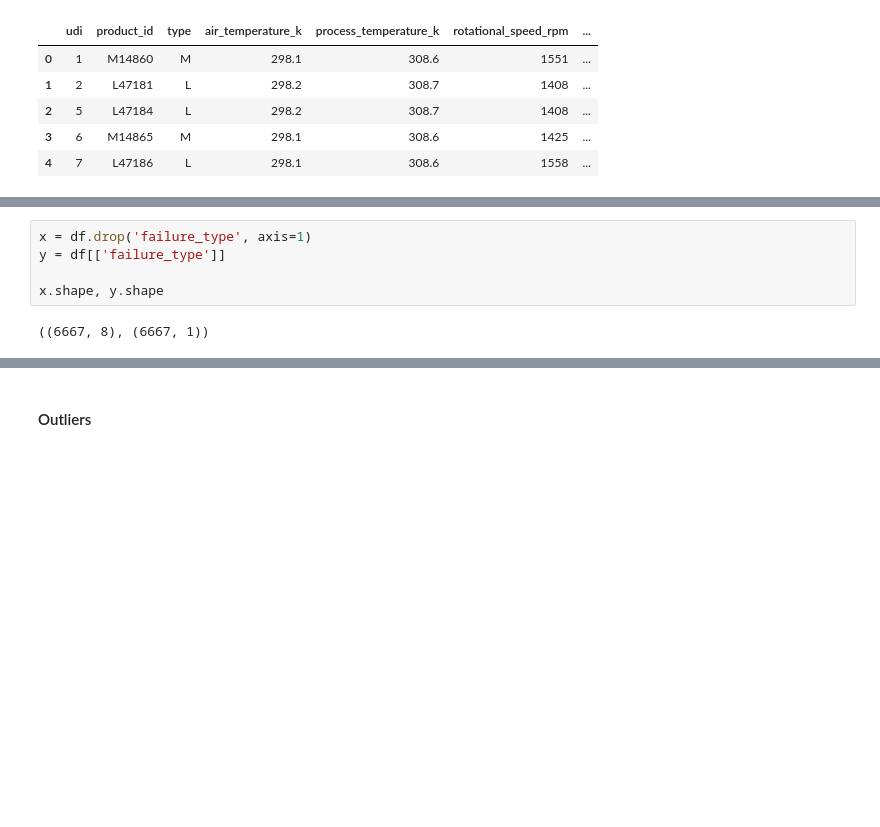
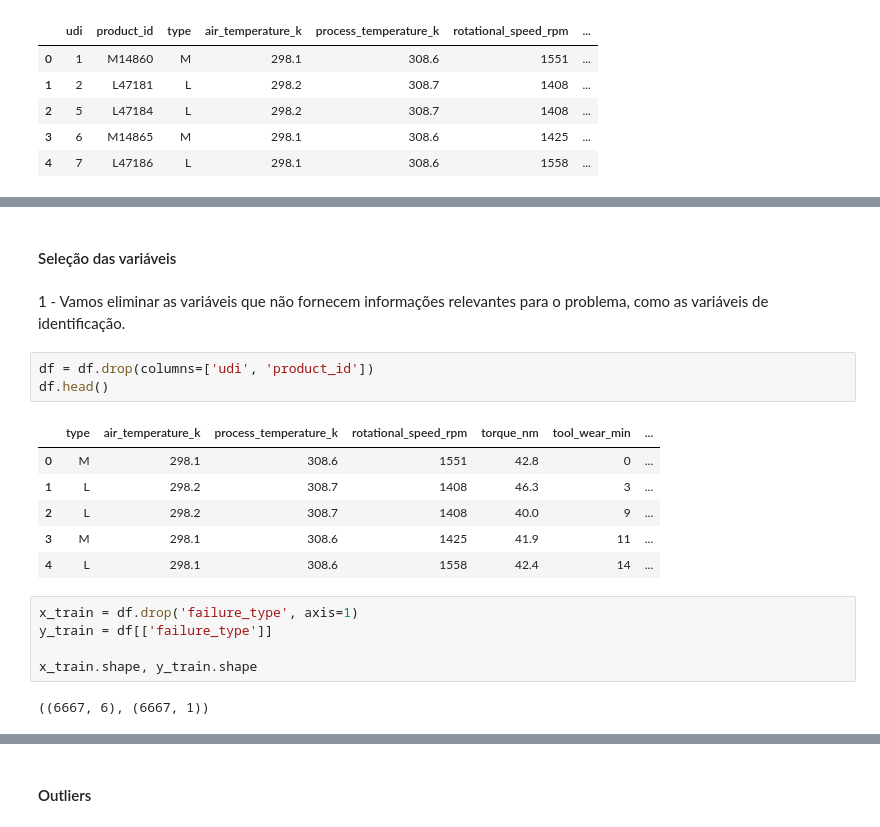
Before and after one commit to Lineker98/desafio-indicium, a Jupyter notebook: modeling.ipynb, the cells around one changed output, grey strips where cells are left out. Drawn from its saved outputs; the diff is of its cells as text; blank space fills up the shorter version.

```diff
--- a/modeling.ipynb
+++ b/modeling.ipynb
@@ -36,7 +49,21 @@ df.head()
+# %% [markdown]
+#### Seleção das variáveis
+# %% [markdown]
+1 - Vamos eliminar as variáveis que não fornecem informações relevantes para o problema, como as variáveis de identificação.
+# %%
+df = df.drop(columns=['udi', 'product_id'])
+df.head()
+# %% [output]
+|  | type | air_temperature_k | process_temperature_k | rotational_speed_rpm | torque_nm | tool_wear_min | ... |
+| 0 | M | 298.1 | 308.6 | 1551 | 42.8 | 0 | ... |
+| 1 | L | 298.2 | 308.7 | 1408 | 46.3 | 3 | ... |
+| 2 | L | 298.2 | 308.7 | 1408 | 40.0 | 9 | ... |
+| 3 | M | 298.1 | 308.6 | 1425 | 41.9 | 11 | ... |
+| 4 | L | 298.1 | 308.6 | 1558 | 42.4 | 14 | ... |
 # %%
-x = df.drop('failure_type', axis=1)
-y = df[['failure_type']]
+x_train = df.drop('failure_type', axis=1)
+y_train = df[['failure_type']]
 
-x.shape, y.shape
+x_train.shape, y_train.shape
 # %% [output]
-((6667, 8), (6667, 1))
+((6667, 6), (6667, 1))
```
Also changed, not shown: parts of 23 cells of this notebook, 2 other files.
